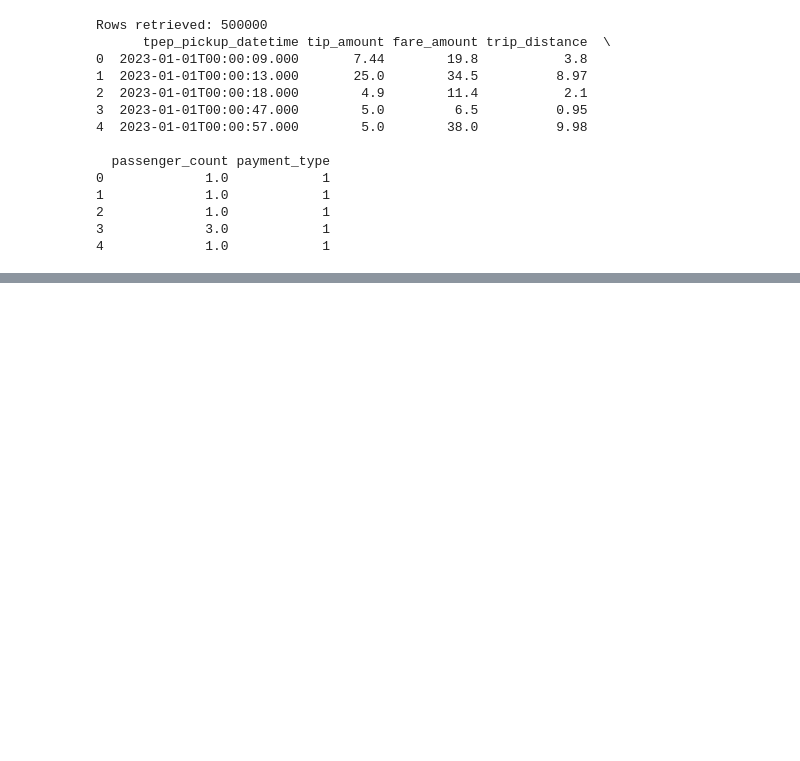
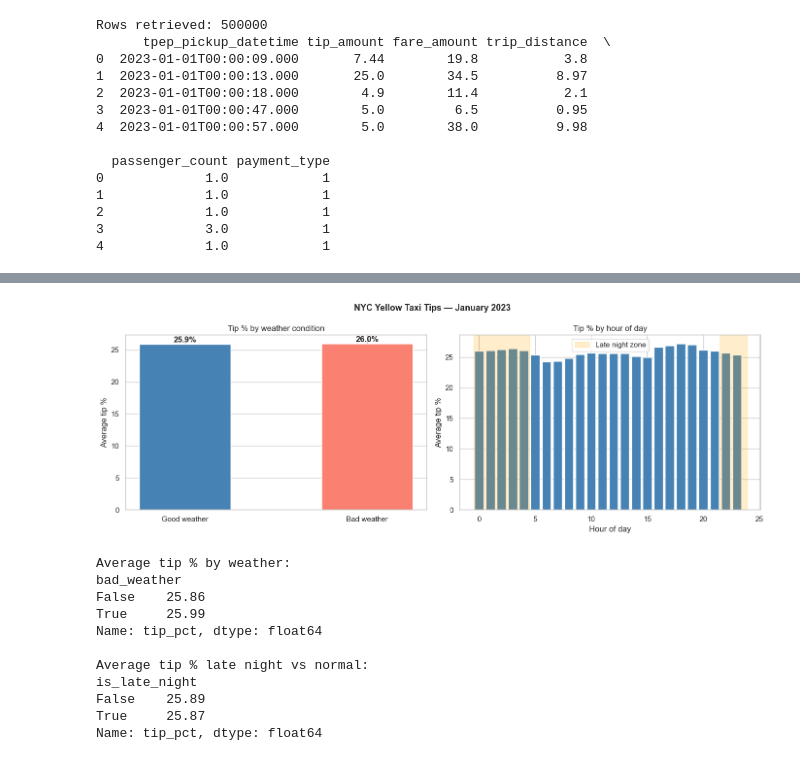
Before and after one commit to tsilii/social_data_final_project, a Jupyter notebook: analysis/analysis_part_a.ipynb, the cells around one changed output, grey strips where cells are left out. Cells and saved outputs as stored; diff of their text form; code cells hidden in the pictures; blank space fills up the shorter version.

Commit message:
Update analysis notebook with fixes

```diff
--- a/analysis/analysis_part_a.ipynb
+++ b/analysis/analysis_part_a.ipynb
@@ -138,0 +147,14 @@ AttributeError: Can only use .dt accessor with datetimelike values
+# %%
+# Both already datetime, just make sure
+df["date_hour"] = pd.to_datetime(df["date_hour"])
+weather_df["date_hour"] = pd.to_datetime(weather_df["date_hour"])
+
+# Merge
+merged = df.merge(weather_df, on="date_hour", how="left")
+
+# Add flags
+merged["bad_weather"] = (merged["precipitation"] > 0) | (merged["snowfall"] > 0)
+merged["is_late_night"] = merged["hour"].between(22, 23) | merged["hour"].between(0, 4)
+
+print(f"Merged rows: {len(merged)}")
+print(merged[["tpep_pickup_datetime", "tip_pct", "temperature", "precipitation", "bad_weather", "is_late_night"]].head(10))
@@ -138,0 +179,45 @@ AttributeError: Can only use .dt accessor with datetimelike values
+# %%
+fig, axes = plt.subplots(1, 2, figsize=(14, 5))
+
+# Plot 1: Bad vs good weather
+weather_means = merged.groupby("bad_weather")["tip_pct"].mean()
+axes[0].bar(["Good weather", "Bad weather"], weather_means.values,
+            color=["steelblue", "salmon"], edgecolor="white", width=0.5)
+axes[0].set_ylabel("Average tip %")
+axes[0].set_title("Tip % by weather condition")
+for i, v in enumerate(weather_means.values):
+    axes[0].text(i, v + 0.3, f"{v:.1f}%", ha="center", fontweight="bold")
+
+# Plot 2: Tip % by hour of day
+hourly = merged.groupby("hour")["tip_pct"].mean()
+axes[1].bar(hourly.index, hourly.values, color="steelblue")
+axes[1].axvspan(21.5, 23.9, color="orange", alpha=0.2, label="Late night")
+axes[1].axvspan(-0.5, 4.5, color="orange", alpha=0.2)
+axes[1].set_xlabel("Hour of day")
+axes[1].set_ylabel("Average tip %")
+axes[1].set_title("Tip % by hour of day")
+axes[1].legend(["Late night zone"])
+
+plt.suptitle("NYC Yellow Taxi Tips — January 2023", fontsize=13, fontweight="bold")
+plt.tight_layout()
+#plt.savefig("/Users/manostsili/Desktop/tip_analysis.png", dpi=150)
+plt.show()
+
+# Summary stats
+print("\nAverage tip % by weather:")
+print(merged.groupby("bad_weather")["tip_pct"].mean().round(2))
+print("\nAverage tip % late night vs normal:")
+print(merged.groupby("is_late_night")["tip_pct"].mean().round(2))
+# %% [output]
+[figure, added]
+Average tip % by weather:
+bad_weather
+False    25.86
+True     25.99
+Name: tip_pct, dtype: float64
+
+Average tip % late night vs normal:
+is_late_night
+False    25.89
+True     25.87
+Name: tip_pct, dtype: float64
```
Also changed, not shown: parts of 8 cells of this notebook.
